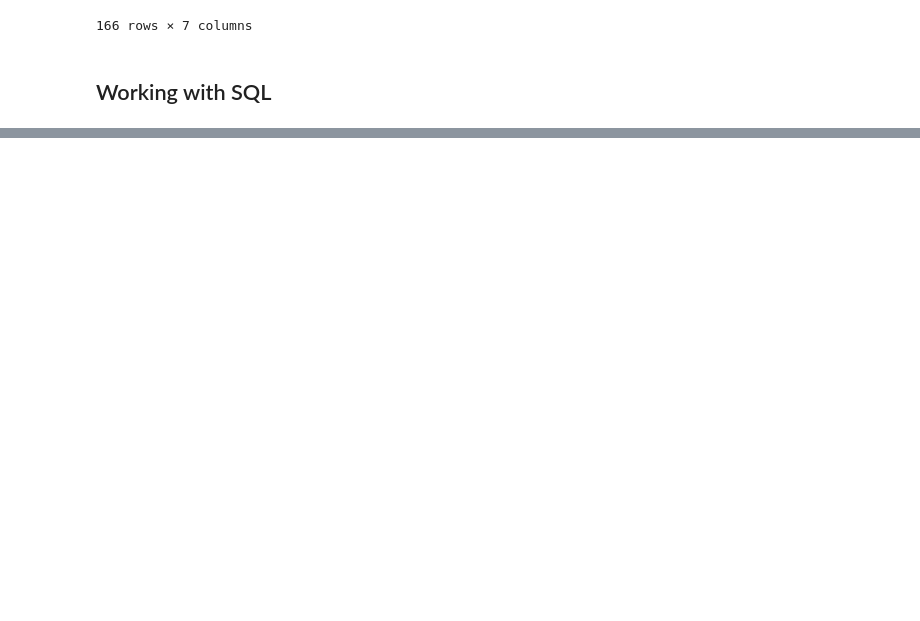
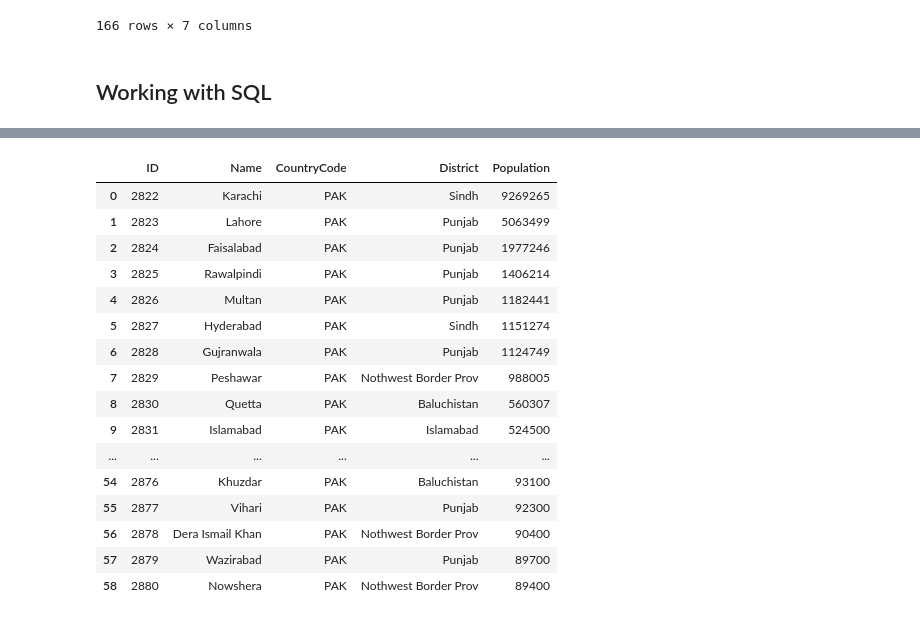
Before and after one commit to ehtishamsher/campus_x_100_days_of_ml, a Jupyter notebook: day_16/working_with_json_and_sql.ipynb, the cells around one changed output, grey strips where cells are left out. Saved outputs shown, nothing was run; the diff lists cells and outputs as text; code cells hidden in the pictures; blank space fills up the shorter version.

```diff
--- a/day_16/working_with_json_and_sql.ipynb
+++ b/day_16/working_with_json_and_sql.ipynb
@@ -51,0 +76,20 @@ df
+# %%
+pd.read_sql_query("SELECT * FROM city WHERE CountryCode = 'PAK'", connection)
+# %% [output]
+|  | ID | Name | CountryCode | District | Population |
+| 0 | 2822 | Karachi | PAK | Sindh | 9269265 |
+| 1 | 2823 | Lahore | PAK | Punjab | 5063499 |
+| 2 | 2824 | Faisalabad | PAK | Punjab | 1977246 |
+| 3 | 2825 | Rawalpindi | PAK | Punjab | 1406214 |
+| 4 | 2826 | Multan | PAK | Punjab | 1182441 |
+| 5 | 2827 | Hyderabad | PAK | Sindh | 1151274 |
+| 6 | 2828 | Gujranwala | PAK | Punjab | 1124749 |
+| 7 | 2829 | Peshawar | PAK | Nothwest Border Prov | 988005 |
+| 8 | 2830 | Quetta | PAK | Baluchistan | 560307 |
+| 9 | 2831 | Islamabad | PAK | Islamabad | 524500 |
+| ... | ... | ... | ... | ... | ... |
+| 54 | 2876 | Khuzdar | PAK | Baluchistan | 93100 |
+| 55 | 2877 | Vihari | PAK | Punjab | 92300 |
+| 56 | 2878 | Dera Ismail Khan | PAK | Nothwest Border Prov | 90400 |
+| 57 | 2879 | Wazirabad | PAK | Punjab | 89700 |
+| 58 | 2880 | Nowshera | PAK | Nothwest Border Prov | 89400 |
```
Also changed, not shown: parts of 5 cells of this notebook.
